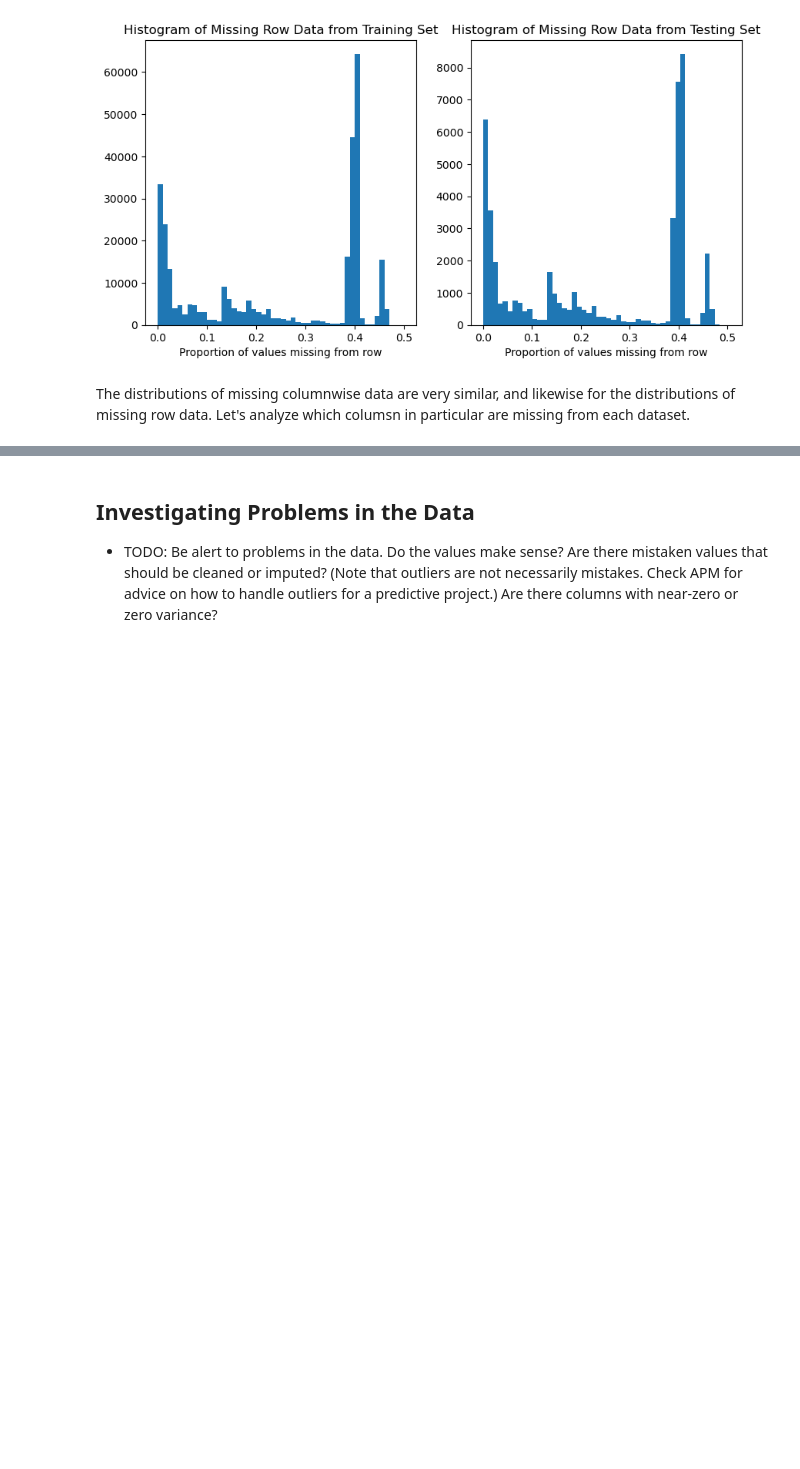
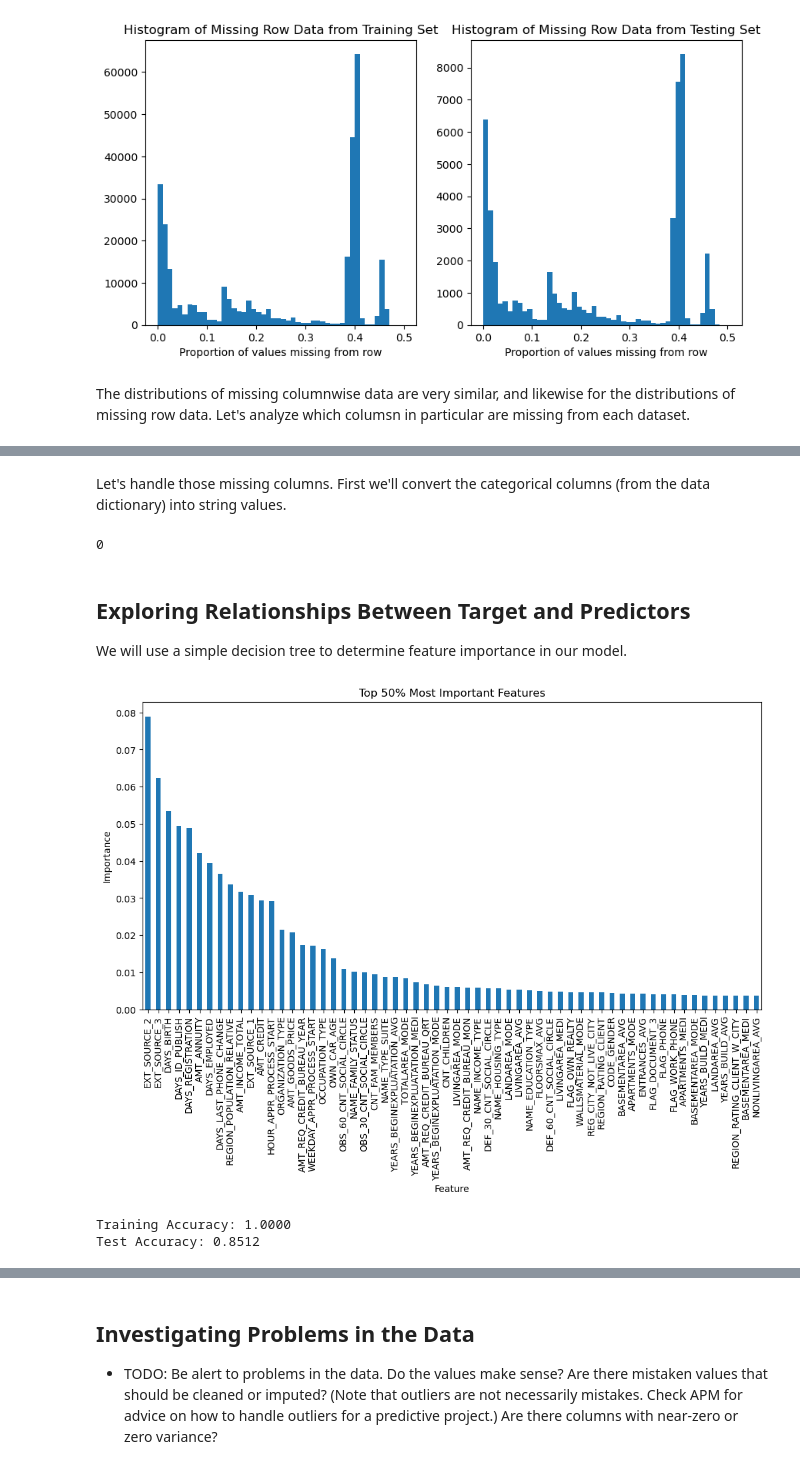
Before and after one commit to spencer-brothers/IS_6812_MSBA_Practice_Capstone, a Jupyter notebook: EDA.ipynb, the cells around one changed output, grey strips where cells are left out. Cells and saved outputs as stored; diff of their text form; code cells hidden in the pictures; blank space fills up the shorter version.

Commit message:
Update EDA.ipynb
handled missing values, analyzed predictive features

```diff
--- a/EDA.ipynb
+++ b/EDA.ipynb
@@ -142,0 +164,2 @@ The training set has a few more columns with more than 50% missing values than t
+# %% [markdown]
+Let's handle those missing columns. First we'll convert the categorical columns (from the data dictionary) into string values.
@@ -142,0 +189,78 @@ The training set has a few more columns with more than 50% missing values than t
+# %%
+# Identify numerical columns with significant missing values
+missing_threshold = 0.5
+num_cols = app_train.select_dtypes(include=['number']).columns
+missing_num_cols = [col for col in num_cols if app_train[col].isnull().mean() > missing_threshold]
+
+# Bin numerical columns with many missing values using quantiles and add "NO DATA" category
+for col in missing_num_cols:
+    app_train[col] = pd.qcut(app_train[col].rank(method='first'), q=5, duplicates='drop',
+                             labels=["Very Low", "Low", "Medium", "High", "Very High"])
+    app_train[col] = app_train[col].astype(str)
+    app_train.loc[app_train[col].isnull(), col] = "NO DATA"
+
+# Impute remaining missing numerical values with median
+imputer_numeric = SimpleImputer(strategy='median')
+app_train[num_cols] = imputer_numeric.fit_transform(app_train[num_cols])
+
+# Verify missing values are handled
+print(app_train.isnull().sum().sum())  # Should print 0
+# %% [output]
+0
+# %% [markdown]
+## Exploring Relationships Between Target and Predictors
+
+We will use a simple decision tree to determine feature importance in our model.
+# %%
+# Identify categorical columns
+categorical_columns = app_train.select_dtypes(include=['object']).columns
+
+# Store label encoders for decoding later
+label_encoders = {}
+
+# Apply Label Encoding to categorical columns
+for col in categorical_columns:
+    le = LabelEncoder()
+    app_train[col] = le.fit_transform(app_train[col].astype(str))
+    label_encoders[col] = le  # Store encoder
+
+# Split dataset into features and target
+X = app_train.drop(columns=['TARGET', 'SK_ID_CURR'])  # Replace 'TARGET' with actual target column name
+y = app_train['TARGET']
+
+# Train-test split
+X_train, X_test, y_train, y_test = train_test_split(X, y, test_size=0.2, random_state=42)
+
+# Train Decision Tree model
+dt_model = DecisionTreeClassifier(random_state=42)
+dt_model.fit(X_train, y_train)
+
+# Feature importance
+feature_importances = pd.Series(dt_model.feature_importances_, index=X.columns)
+feature_importances = feature_importances.sort_values(ascending=False)
+
+# Select the top 50% most important features
+top_n = int(len(feature_importances) * 0.5)
+top_features = feature_importances[:top_n]
+
+# Plot
+plt.figure(figsize=(12, 6))
+top_features.plot(kind='bar', title='Top 50% Most Important Features')
+plt.xlabel("Feature")
+plt.ylabel("Importance")
+plt.show()
+
+# Model performance
+train_score = dt_model.score(X_train, y_train)
+test_score = dt_model.score(X_test, y_test)
+
+print(f"Training Accuracy: {train_score:.4f}")
+print(f"Test Accuracy: {test_score:.4f}")
+
+# Decode categorical variables back to original labels
+for col, le in label_encoders.items():
+    app_train[col] = le.inverse_transform(app_train[col])
+# %% [output]
+[figure, added]
+Training Accuracy: 1.0000
+Test Accuracy: 0.8512
```
Also changed, not shown: parts of 11 cells of this notebook.
